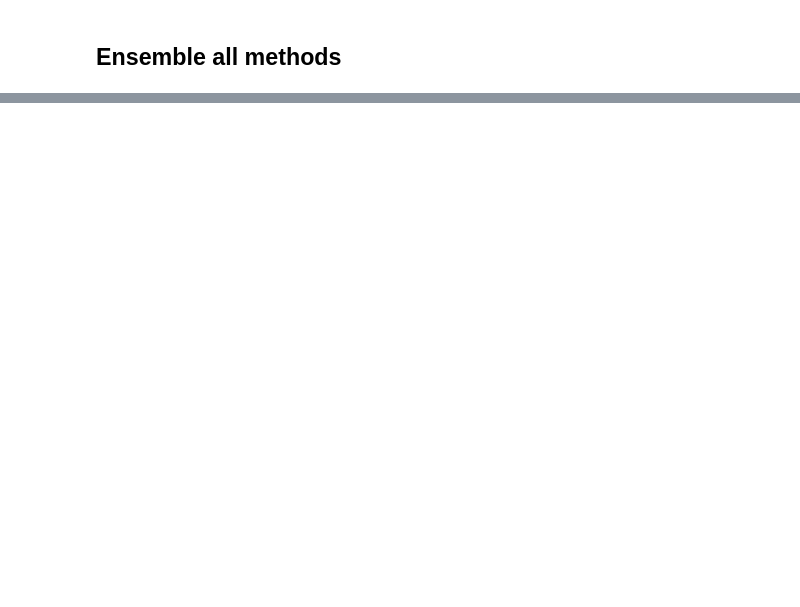
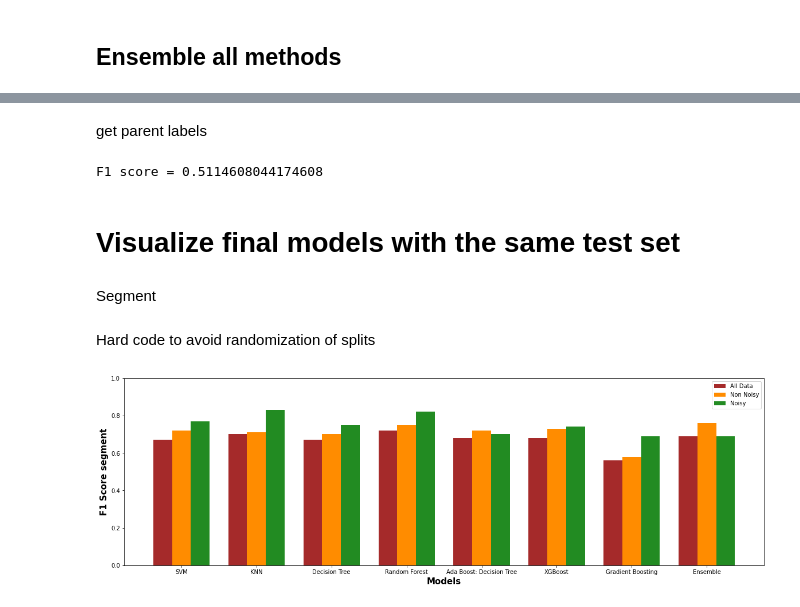
Before and after one commit to TheSameerAhmed/anger-detection-ml, a Jupyter notebook: modelling/modelling.ipynb, the cells around one changed output, grey strips where cells are left out. Saved outputs shown, nothing was run; the diff lists cells and outputs as text; code cells hidden in the pictures; blank space fills up the shorter version.

```diff
--- a/modelling/modelling.ipynb
+++ b/modelling/modelling.ipynb
@@ -3184,0 +3672,54 @@ plt.show()
+# %% [markdown]
+get parent labels
+# %%
+X_test_list_gb[2]["ensemble"] = final_noisy_label
+
+max_parent_df_list_gb = [None, None, None]
+
+
+df_i = X_test_list_gb[2]
+df_i_merged = df_i.groupby('parent_file_train')['ensemble'].max().reset_index()
+
+# Get parent label for each parent_file
+df_i_2 = df_i.groupby('parent_file_train')['parent_label_train'].max().reset_index()
+df_i_merged = df_i_2.merge(df_i_merged, on='parent_file_train')
+max_parent_df_list_gb[2] = df_i_merged
+print(f"F1 score = {f1_score(max_parent_df_list_gb[2]['parent_label_train'], max_parent_df_list_gb[2]['ensemble'], average='weighted')}")
+# %% [output]
+F1 score = 0.5114608044174608
+# %% [markdown]
+# Visualize final models with the same test set
+# %% [markdown]
+Segment
+# %% [markdown]
+Hard code to avoid randomization of splits
+# %%
+#f1 scores entered manually to control for randomization
+f1_all = [0.67, 0.70, 0.67, 0.72, 0.68, 0.68, 0.56, 0.69]
+f1_non_noisy = [0.72, 0.71, 0.70, 0.75, 0.72, 0.73, 0.58, 0.76]
+f1_noisy = [0.77, 0.83, 0.75, 0.82, 0.70, 0.74, 0.69, 0.69]
+
+barWidth = 0.25
+fig = plt.subplots(figsize =(20, 6))
+
+# Set position of bar on X axis
+br1 = np.arange(len(f1_all))
+br2 = [x + barWidth for x in br1]
+br3 = [x + barWidth for x in br2]
+
+# Make the plot
+plt.bar(br1, f1_all, color ='brown', width = barWidth, label ='All Data')
+plt.bar(br2, f1_non_noisy, color ='darkorange', width = barWidth, label ='Non Noisy')
+plt.bar(br3, f1_noisy, color ='forestgreen', width = barWidth, label ='Noisy')
+
+# Adding Xticks
+plt.xlabel('Models', fontweight ='bold', fontsize = 15)
+plt.ylabel('F1 Score segment', fontweight ='bold', fontsize = 15)
+plt.ylim([0, 1])
+plt.xticks([r + barWidth for r in range(len(f1_all))],
+        ['SVM', 'KNN', 'Decision Tree', 'Random Forest', 'Ada Boost: Decision Tree', 'XGBoost', 'Gradient Boosting', 'Ensemble'])
+
+plt.legend()
+plt.show()
+# %% [output]
+[figure, added]
```
Also changed, not shown: parts of 78 cells of this notebook.
